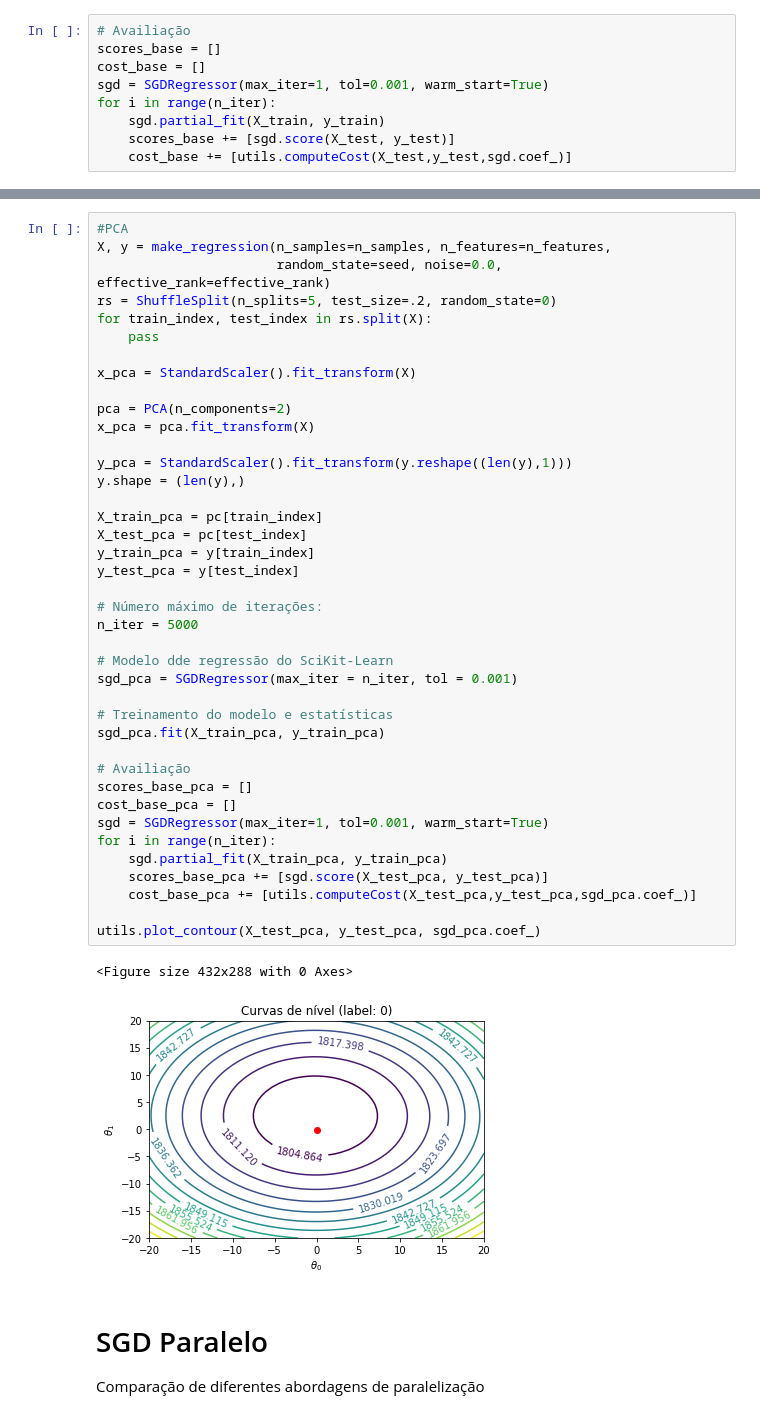
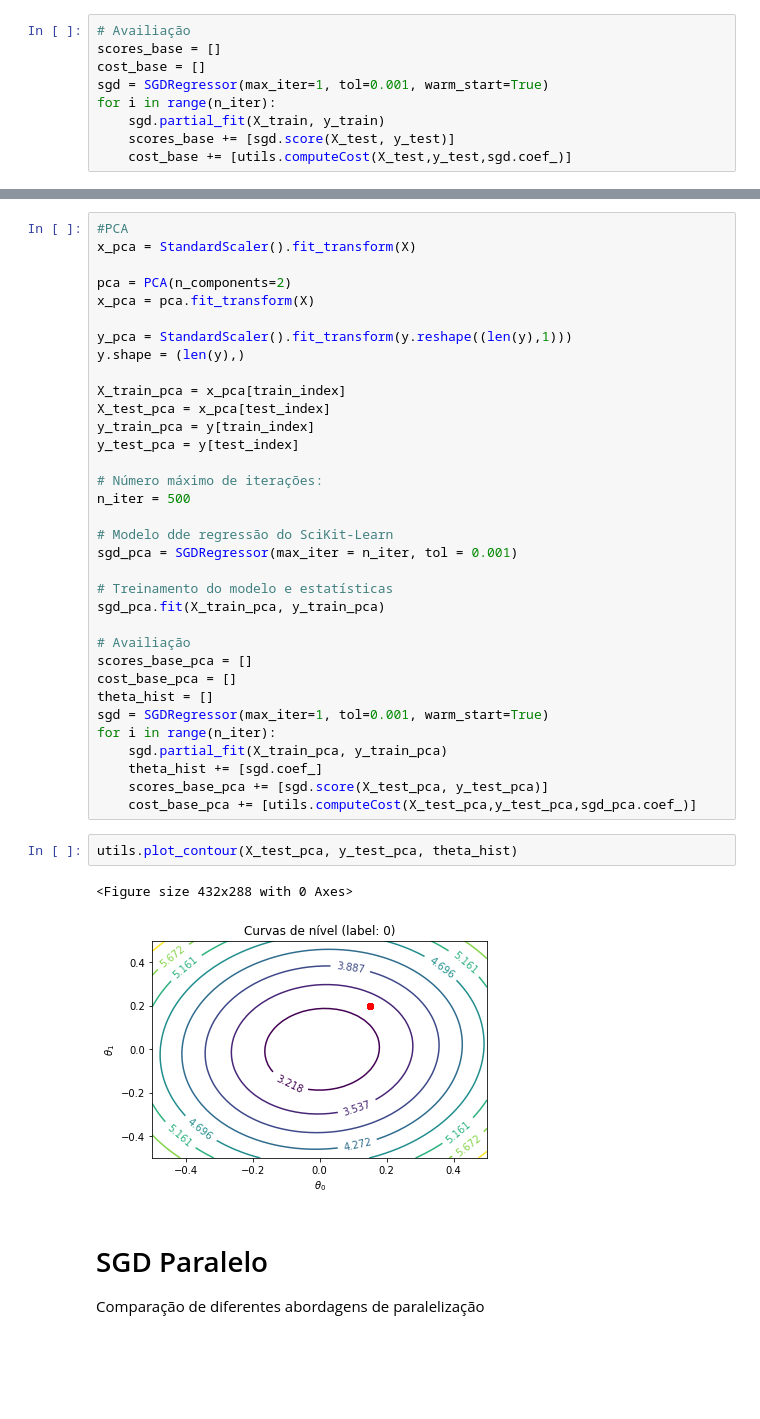
Before and after one commit to jcolares/gdp, a Jupyter notebook: GDParalelo.ipynb, the cells around one changed output, grey strips where cells are left out. Drawn from its saved outputs; the diff is of its cells as text; blank space fills up the shorter version.

```diff
--- a/GDParalelo.ipynb
+++ b/GDParalelo.ipynb
@@ -93,11 +102,5 @@ scores_base[-1]
 # %%
 #PCA
-X, y = make_regression(n_samples=n_samples, n_features=n_features,
-                       random_state=seed, noise=0.0, effective_rank=effective_rank)
-rs = ShuffleSplit(n_splits=5, test_size=.2, random_state=0)
-for train_index, test_index in rs.split(X):
-    pass
-
 x_pca = StandardScaler().fit_transform(X)
 
 pca = PCA(n_components=2)
@@ -106,13 +109,13 @@ x_pca = pca.fit_transform(X)
 y_pca = StandardScaler().fit_transform(y.reshape((len(y),1)))
 y.shape = (len(y),)
 
-X_train_pca = pc[train_index]
-X_test_pca = pc[test_index]
+X_train_pca = x_pca[train_index]
+X_test_pca = x_pca[test_index]
 y_train_pca = y[train_index]
 y_test_pca = y[test_index]
 
 # Número máximo de iterações:
-n_iter = 5000
+n_iter = 500
 
 # Modelo dde regressão do SciKit-Learn
 sgd_pca = SGDRegressor(max_iter = n_iter, tol = 0.001)
@@ -123,16 +126,18 @@ sgd_pca.fit(X_train_pca, y_train_pca)
 # Availiação
 scores_base_pca = []
 cost_base_pca = []
+theta_hist = []
 sgd = SGDRegressor(max_iter=1, tol=0.001, warm_start=True)
 for i in range(n_iter):
     sgd.partial_fit(X_train_pca, y_train_pca)
+    theta_hist += [sgd.coef_]
     scores_base_pca += [sgd.score(X_test_pca, y_test_pca)]
     cost_base_pca += [utils.computeCost(X_test_pca,y_test_pca,sgd_pca.coef_)]
-
-utils.plot_contour(X_test_pca, y_test_pca, sgd_pca.coef_)
-# %% [output]
-<Figure size 432x288 with 0 Axes>
-[figure, removed]
+# %%
+utils.plot_contour(X_test_pca, y_test_pca, theta_hist)
+# %% [output]
+<Figure size 432x288 with 0 Axes>
+[figure, added]
 # %% [markdown]
 
 # SGD Paralelo
```
Also changed, not shown: parts of 44 cells of this notebook, 3 other files.
